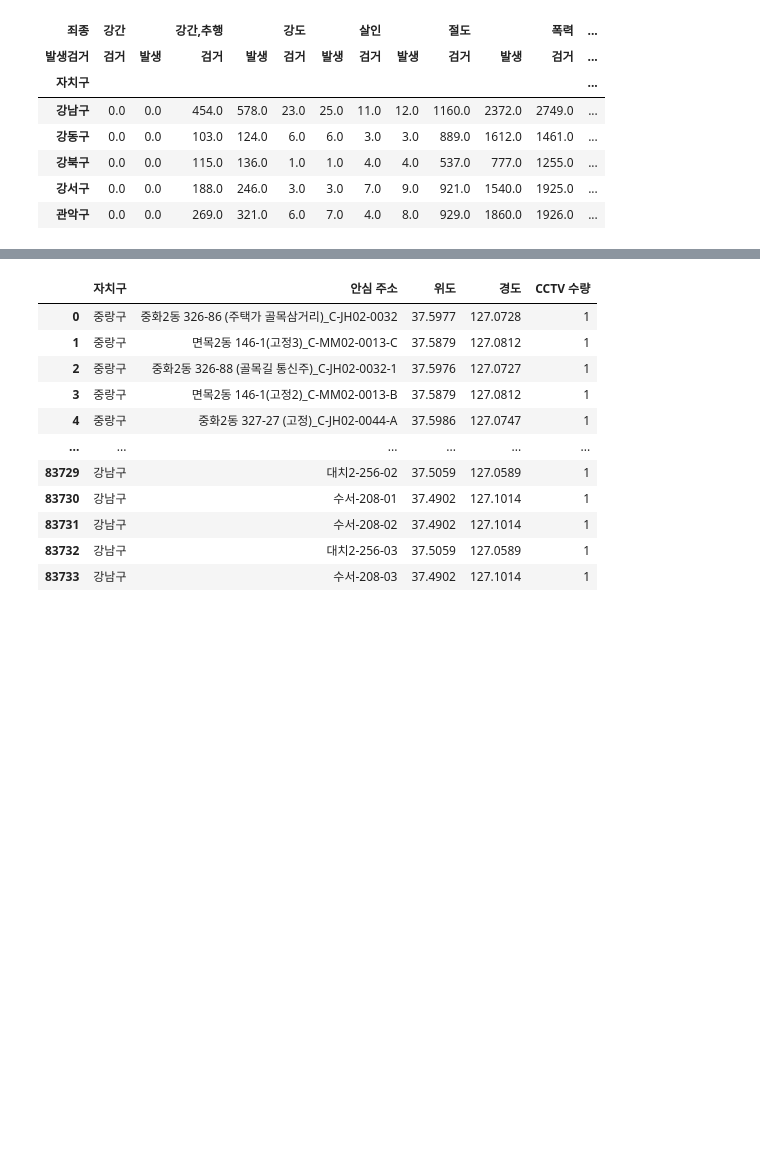
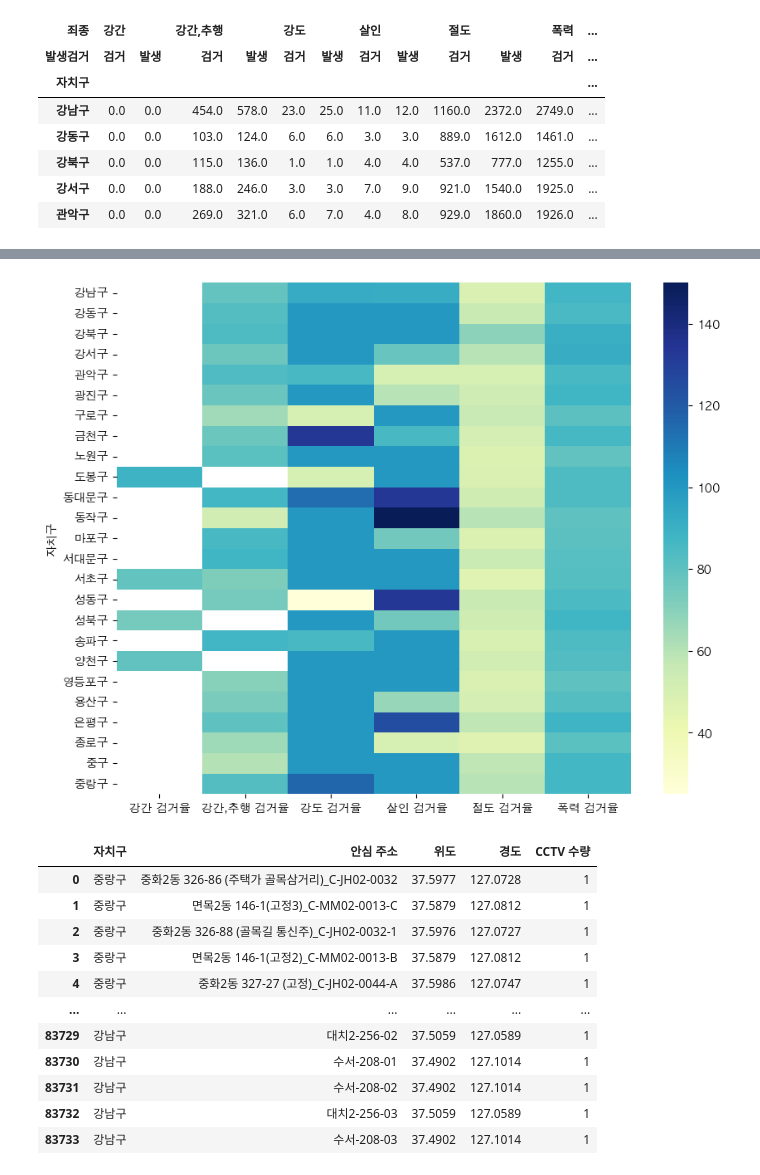
Before and after one commit to two-song/analysis, a Jupyter notebook: 서울cctv.ipynb, the cells around one changed output, grey strips where cells are left out. Saved outputs shown, nothing was run; the diff lists cells and outputs as text; code cells hidden in the pictures; blank space fills up the shorter version.

```diff
--- a/서울cctv.ipynb
+++ b/서울cctv.ipynb
@@ -285,3 +285,11 @@ crime
 | 종로구 | 0.0 | 156.0 | 4.0 | 6.0 | 1079.0 | 1467.0 | NaN | 65.384615 | 100.000000 | 50.000000 | 46.709917 | ... |
 | 중구 | 0.0 | 161.0 | 6.0 | 6.0 | 1279.0 | 1409.0 | NaN | 60.248447 | 100.000000 | 100.000000 | 57.779515 | ... |
 | 중랑구 | 0.0 | 141.0 | 6.0 | 4.0 | 1399.0 | 1660.0 | NaN | 82.978723 | 116.666667 | 100.000000 | 59.685490 | ... |
+# %%
+col = ["강간", "강간,추행", "강도", "살인", "절도", "폭력"]
+col2 = ["강간 검거율", "강간,추행 검거율", "강도 검거율", "살인 검거율", "절도 검거율", "폭력 검거율"]
+
+# 최소-최대 정규화
+crime_norm = (crime[col]-crime[col].min())/(crime[col].max()-crime[col].min())
+crime_norm[col2] = crime[col2]
+crime_norm.head()
@@ -287,0 +304,2 @@ crime
+# %%
+crime_rate = crime_norm.drop(columns = ["강간", "강간,추행", "강도", "살인", "절도", "폭력"])
@@ -288,3 +327,26 @@ crime
+# %%
+import seaborn as sns
+import matplotlib.pyplot as plt
+import platform
+
+from matplotlib import font_manager, rc
+plt.rcParams['axes.unicode_minus'] = False
+
+if platform.system() == 'Darwin':
+    rc('font', family='AppleGothic')
+elif platform.system() == 'Windows':
+    path = "c:/Windows/Fonts/malgun.ttf"
+    font_name = font_manager.FontProperties(fname=path).get_name()
+    rc('font', family=font_name)
+else:
+    print('Unknown system... sorry~~~~')
+
+
+plt.figure(figsize=(10, 8))
+sns.heatmap(crime_rate, annot=False, cmap="YlGnBu")
+plt.show()
+# %% [output]
+[figure, added]
 # %%
 cctv
 # %% [output]
```
Also changed, not shown: parts of 15 cells of this notebook.
